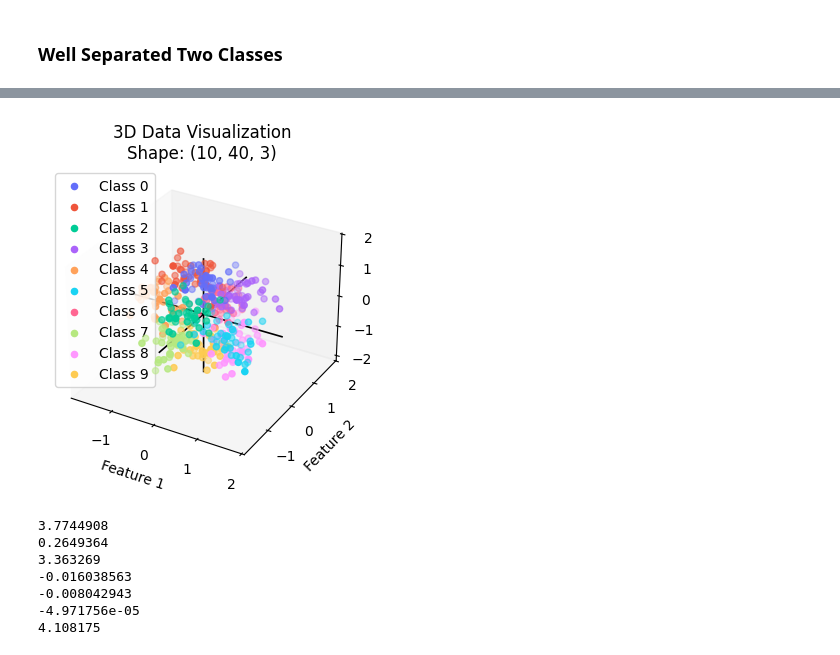
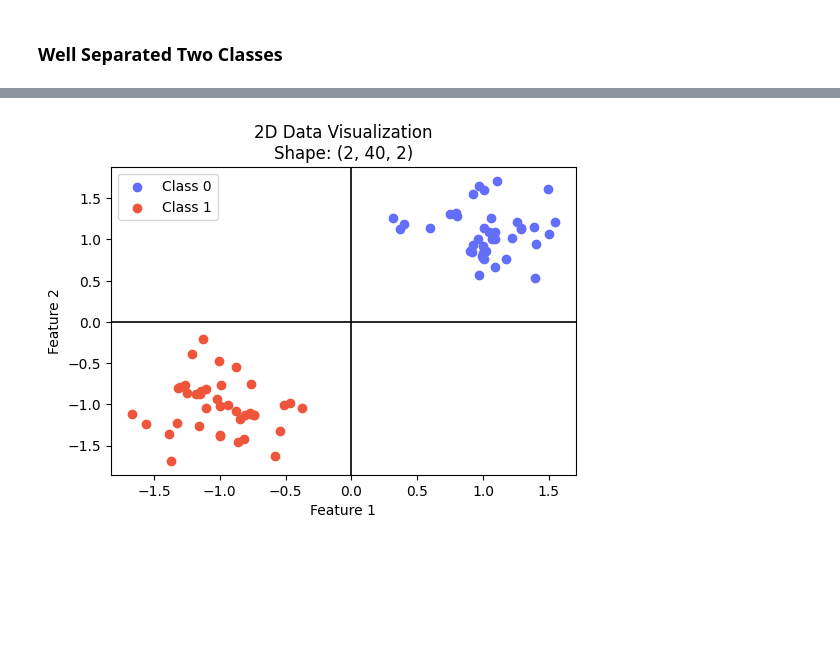
Before and after one commit to TrappettML/CLManifoldDynamics, a Jupyter notebook: glue_test.ipynb, the cells around one changed output, grey strips where cells are left out. Drawn from its saved outputs; the diff is of its cells as text; code cells hidden in the pictures; blank space fills up the shorter version.

```diff
--- a/glue_test.ipynb
+++ b/glue_test.ipynb
@@ -306,47 +109,0 @@ for f in figs:
-# %%
-
-def get_equidistant_sphere_points(P, r=1.0):
-    i = jnp.arange(P)
-
-    # 1. Calculate phi (inclination) using linear spacing of z
-    # This ensures points aren't "clumped" at the poles
-    z = (1 - (2 * i) / (P - 1))  # ranges from 1 to -1
-    phi = jnp.arccos(z)
-
-    # 2. Calculate theta (azimuth) using the Golden Angle
-    golden_angle = jnp.pi * (3 - jnp.sqrt(5))
-    theta = golden_angle * i
-
-    # 3. Convert Spherical to Cartesian
-    x = r * jnp.sin(phi) * jnp.cos(theta)
-    y = r * jnp.sin(phi) * jnp.sin(theta)
-    z = r * jnp.cos(phi)
-
-    # Stack into [P, 1, 3] to match your original "mus" shape
-    return jnp.stack([x, y, z], axis=-1)[:, jnp.newaxis, :]
-
-
-
-# Parameters
-P = 10   # Number of points
-r = 4.0    # Radius
-phi = jnp.pi / 2  # Inclination (e.g., pi/2 puts points on the equator)
-
-# Generating the 3D mus
-mus = get_equidistant_sphere_points(P)
-
-n_points_per_cloud = 40
-M = 3
-N = 3
-n_t = 40
-sigma = 0.3
-
-seed = 42
-key = jax.random.PRNGKey(seed)
-
-# Generate the data
-data = generate_gmm_data(key, mus, sigma, n_points_per_cloud)
-
-plot_data(data)
-# %% [output]
-[figure, removed]
@@ -358,15 +110,17 @@ geometries = gl_solver.run(data) # 14 s after jitted sample_anchor_points
-# %%
-for g in geometries:
-    print(g)
-# show the plots
-figs = gl_solver.make_plots()
-for f in figs:
-    f.show()
-# %% [output]
-3.7744908
-0.2649364
-3.363269
--0.016038563
--0.008042943
--4.971756e-05
-4.108175
+# %%
+P = 2
+n_points_per_cloud = 40
+M = 30
+N = 2
+n_t = 40
+sigma = 0.3
+mus = jnp.array([[[1.0, 1.0]],[[-1.0, -1.0]]])
+key = jax.random.PRNGKey(42)
+data_key, key = jax.random.split(key)
+
+# Generate the data
+data = generate_gmm_data(data_key, mus, sigma, n_points_per_cloud)
+
+plot_data(data)
+# %% [output]
+[figure, added]
```
Also changed, not shown: parts of 40 cells of this notebook, 4 other files.
